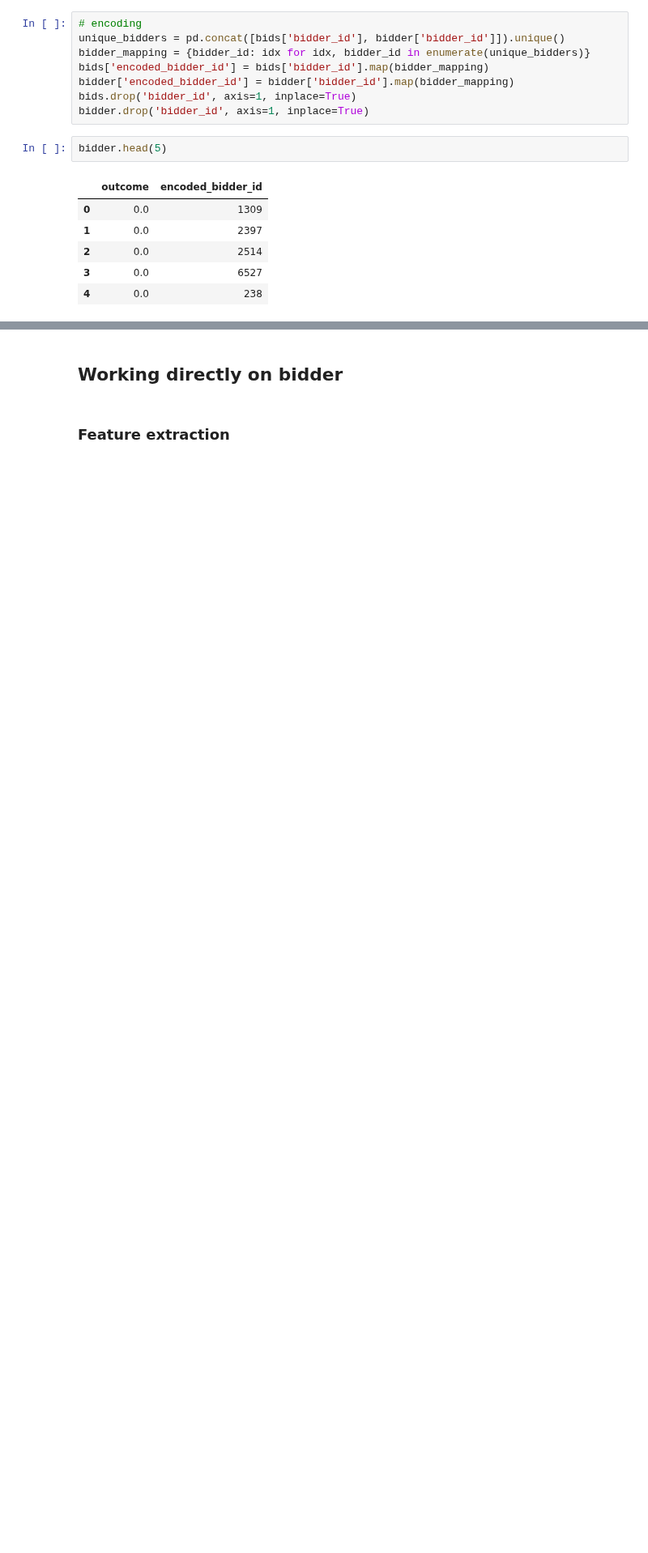
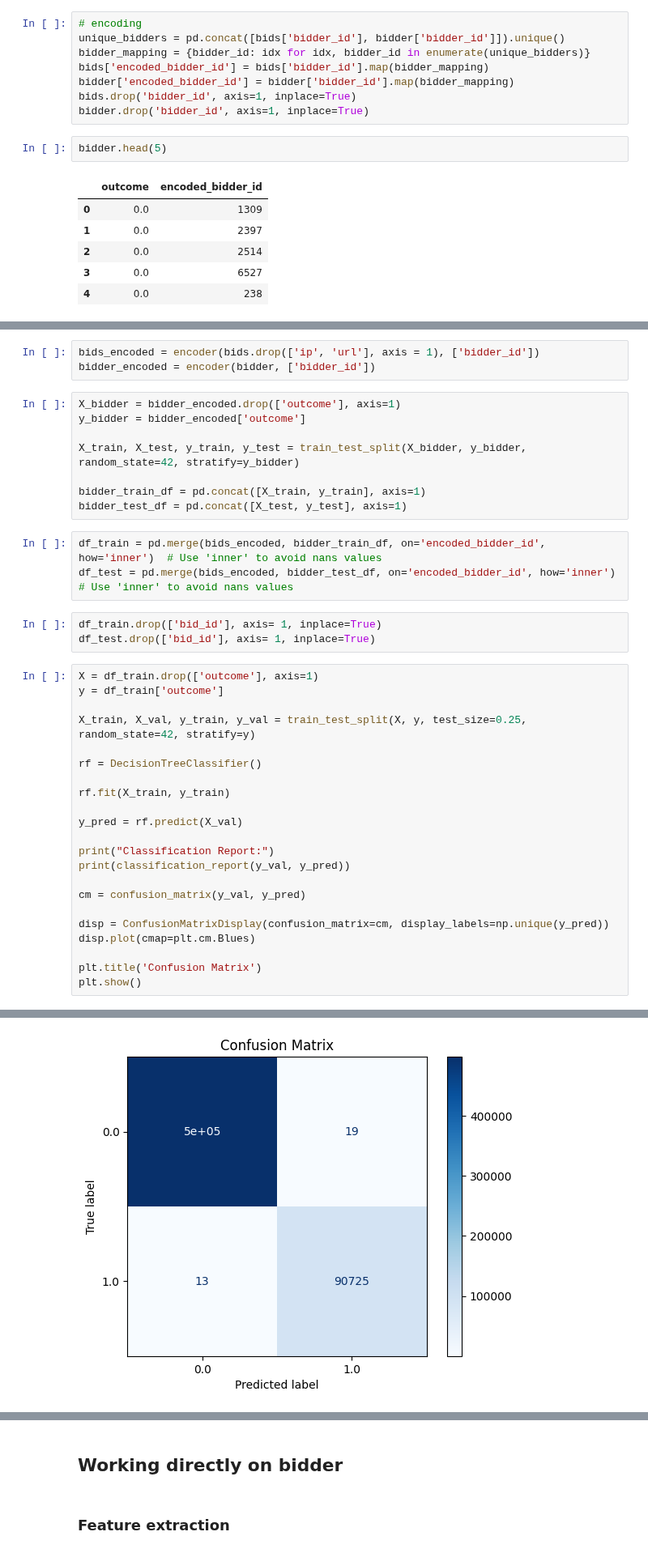
Before and after one commit to trueilorp/Bidder-classification, a Jupyter notebook: notebook.ipynb, the cells around one changed output, grey strips where cells are left out. Shown at 81% size. Saved outputs shown, nothing was run; the diff lists cells and outputs as text; blank space fills up the shorter version.

```diff
--- a/notebook.ipynb
+++ b/notebook.ipynb
@@ -120,0 +133,40 @@ bids.head(5)
+# %%
+bids_encoded = encoder(bids.drop(['ip', 'url'], axis = 1), ['bidder_id'])
+bidder_encoded = encoder(bidder, ['bidder_id'])
+# %%
+X_bidder = bidder_encoded.drop(['outcome'], axis=1)
+y_bidder = bidder_encoded['outcome']
+
+X_train, X_test, y_train, y_test = train_test_split(X_bidder, y_bidder, random_state=42, stratify=y_bidder)
+
+bidder_train_df = pd.concat([X_train, y_train], axis=1)
+bidder_test_df = pd.concat([X_test, y_test], axis=1)
+# %%
+df_train = pd.merge(bids_encoded, bidder_train_df, on='encoded_bidder_id', how='inner')  # Use 'inner' to avoid nans values
+df_test = pd.merge(bids_encoded, bidder_test_df, on='encoded_bidder_id', how='inner')  # Use 'inner' to avoid nans values
+# %%
+df_train.drop(['bid_id'], axis= 1, inplace=True)
+df_test.drop(['bid_id'], axis= 1, inplace=True)
+# %%
+X = df_train.drop(['outcome'], axis=1)
+y = df_train['outcome']
+
+X_train, X_val, y_train, y_val = train_test_split(X, y, test_size=0.25, random_state=42, stratify=y)
+
+rf = DecisionTreeClassifier()
+
+rf.fit(X_train, y_train)
+
+y_pred = rf.predict(X_val)
+
+print("Classification Report:")
+print(classification_report(y_val, y_pred))
+
+cm = confusion_matrix(y_val, y_pred)
+
+disp = ConfusionMatrixDisplay(confusion_matrix=cm, display_labels=np.unique(y_pred))
+disp.plot(cmap=plt.cm.Blues)
+
+plt.title('Confusion Matrix')
+plt.show()
+# %% [output]
@@ -120,0 +182 @@ bids.head(5)
+[figure, added]
```
Also changed, not shown: parts of 14 cells of this notebook.
